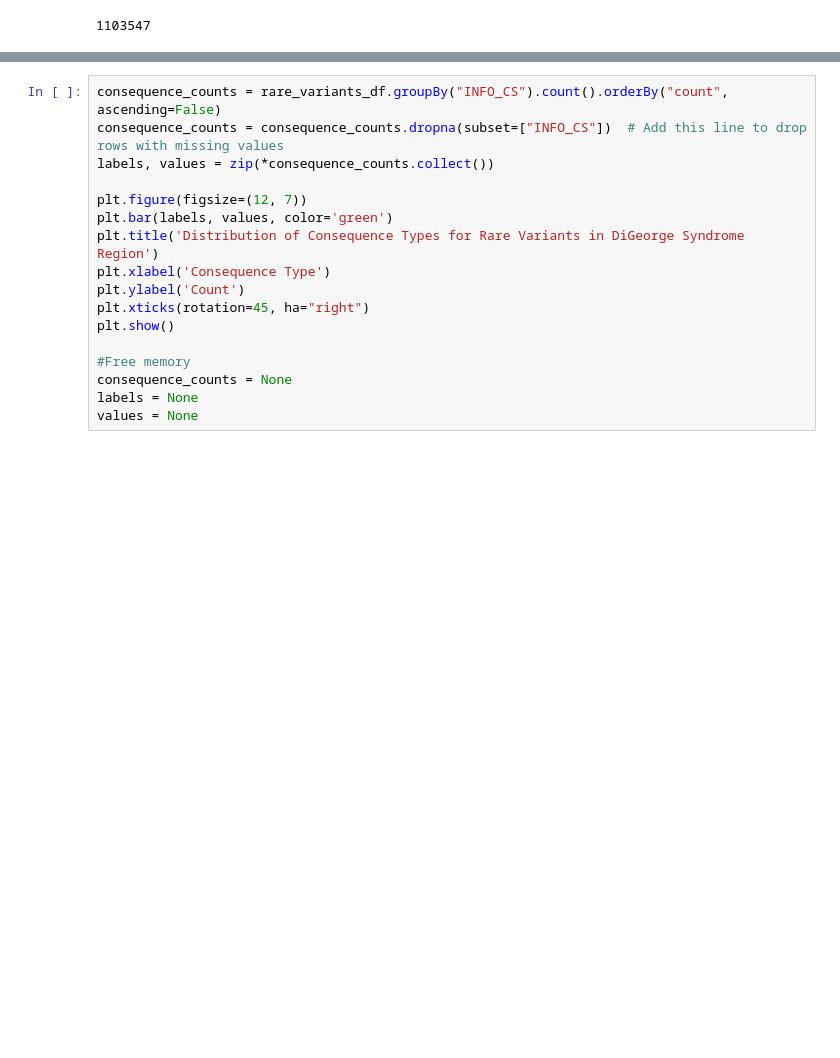
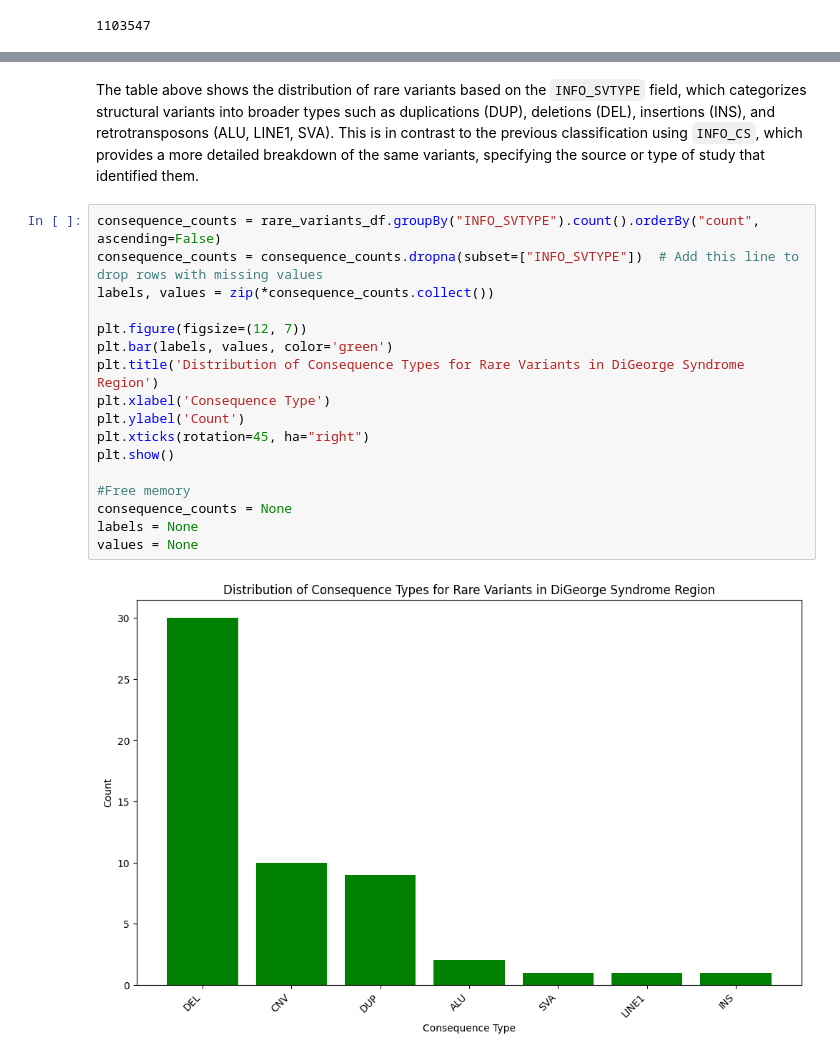
Before and after one commit to FlorOppen/Python_projects, a Jupyter notebook: Bioinformatics/1000_Genomes_Project.ipynb, the cells around one changed output, grey strips where cells are left out. Saved outputs shown, nothing was run; the diff lists cells and outputs as text; blank space fills up the shorter version.

```diff
--- a/Bioinformatics/1000_Genomes_Project.ipynb
+++ b/Bioinformatics/1000_Genomes_Project.ipynb
@@ -377,17 +405,21 @@ rare_variants_df.groupBy("INFO_CS").count().show()
+# %% [markdown]
+The table above shows the distribution of rare variants based on the `INFO_SVTYPE` field, which categorizes structural variants into broader types such as duplications (DUP), deletions (DEL), insertions (INS), and retrotransposons (ALU, LINE1, SVA). This is in contrast to the previous classification using `INFO_CS`, which provides a more detailed breakdown of the same variants, specifying the source or type of study that identified them.
 # %%
-consequence_counts = rare_variants_df.groupBy("INFO_CS").count().orderBy("count", ascending=False)
-consequence_counts = consequence_counts.dropna(subset=["INFO_CS"])  # Add this line to drop rows with missing values
+consequence_counts = rare_variants_df.groupBy("INFO_SVTYPE").count().orderBy("count", ascending=False)
+consequence_counts = consequence_counts.dropna(subset=["INFO_SVTYPE"])  # Add this line to drop rows with missing values
 labels, values = zip(*consequence_counts.collect())
 
 plt.figure(figsize=(12, 7))
 plt.bar(labels, values, color='green')
 plt.title('Distribution of Consequence Types for Rare Variants in DiGeorge Syndrome Region')
 plt.xlabel('Consequence Type')
 plt.ylabel('Count')
 plt.xticks(rotation=45, ha="right")
 plt.show()
 
 #Free memory
 consequence_counts = None
 labels = None
 values = None
+# %% [output]
+[figure, added]
```
Also changed, not shown: parts of 44 cells of this notebook.
